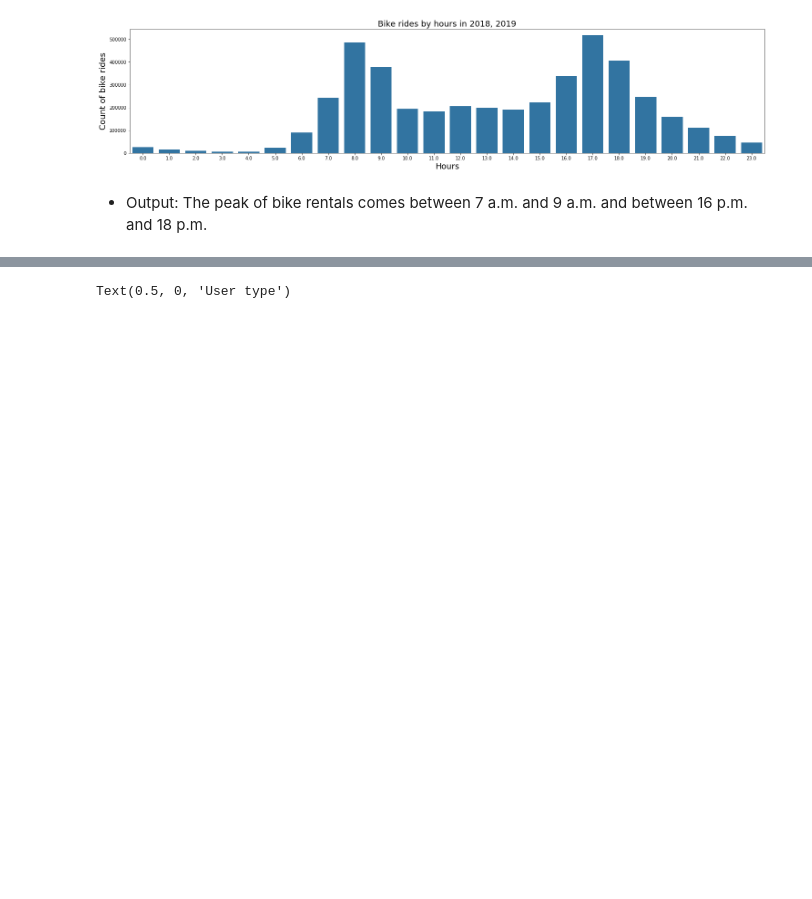
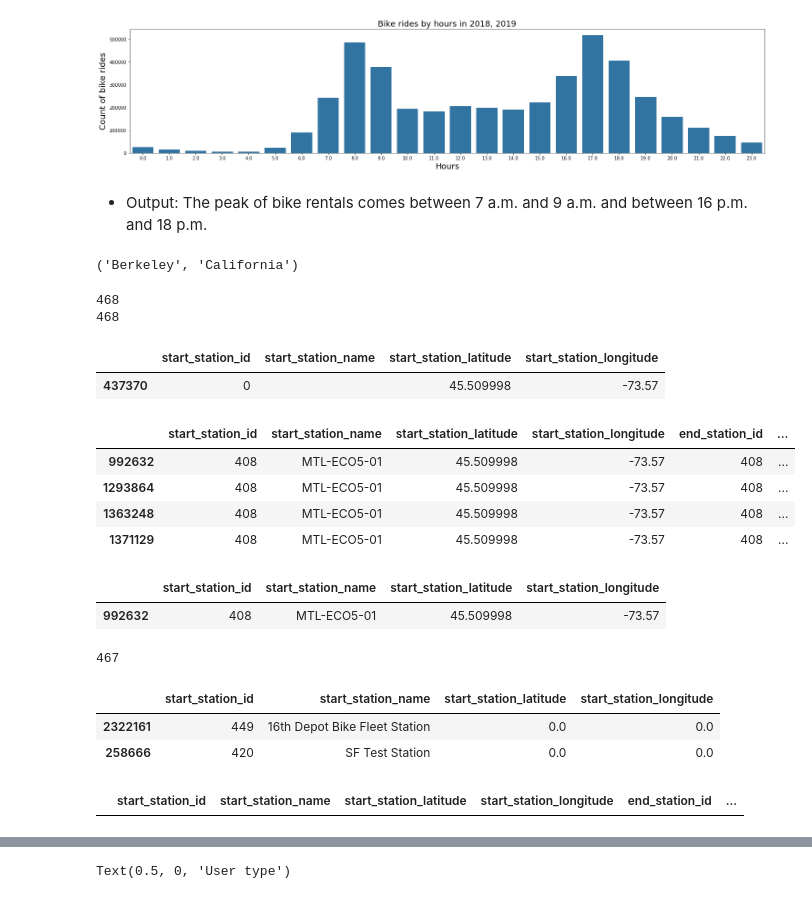
Before and after one commit to SvLaura/Bike-Rental-Dataset-Data-Analysiss., a Jupyter notebook: Exploratory_analysis_Fordgobike.ipynb, the cells around one changed output, grey strips where cells are left out. Cells and saved outputs as stored; diff of their text form; code cells hidden in the pictures; blank space fills up the shorter version.

```diff
--- a/Exploratory_analysis_Fordgobike.ipynb
+++ b/Exploratory_analysis_Fordgobike.ipynb
@@ -302,10 +304,10 @@ df2['end_station_latitude']  = pd.to_numeric(df2['end_station_latitude'], errors
 df2['end_station_longitude']  = pd.to_numeric(df2['end_station_longitude'], errors='coerce', downcast='float')
 # %%
 # replace Nan -> '' for string data
-df2.fillna({'member_gender':'','bike_share_for_all_trip':'','rental_access_method':''}, inplace=True)
+df2.fillna({'member_gender':'','bike_share_for_all_trip':'','rental_access_method':'','start_station_name':''}, inplace=True)
 # %%
 # replace Nan -> 0 for numeric data
-df2.fillna({'start_station_id':0,'end_station_id':0, 'member_birth_year':0}, inplace=True)
+df2.fillna({'start_station_id':0,'end_station_id':0, 'member_birth_year':0,'start_station_latitude':0,'start_station_longitude':0}, inplace=True)
 # %%
 # object to int:
 df2['bike_id']  = pd.to_numeric(df2['bike_id'], errors='coerce', downcast='integer')
@@ -318,7 +320,7 @@ df2['duration_min'] = round(df2['duration_sec']/60)
 df2['duration_min']  = pd.to_numeric(df2['duration_min'], errors='coerce', downcast='integer')
 # %%
 # drop columns:
-df2.drop(['duration_sec','start_time','started_at','ended_at', 'start_lat','start_lng','end_lat','end_lng','rideable_type','ride_id','member_casual'], axis = 1, inplace = True)
+df2.drop(['duration_sec','start_time','end_time','started_at','ended_at', 'start_lat','start_lng','end_lat','end_lng','rideable_type','ride_id','member_casual'], axis = 1, inplace = True)
 # %%
 df2.dtypes
 # %% [output]
@@ -632,0 +632,4 @@ df2_2020 = df2.query('start_year == 2020 & start_station_latitude != 0.0 & start
+# %%
+city_state("37.848499, -122.265800") #'Berkeley'
+# %% [output]
+('Berkeley', 'California')
@@ -632,0 +644,28 @@ df2_2020 = df2.query('start_year == 2020 & start_station_latitude != 0.0 & start
+# %%
+# must be equal if id is unique:
+print(len(df_station))
+print(sum(df_station.start_station_id.value_counts()))
+# %% [output]
+468
+468
+# %%
+# check:
+df_station.query('start_station_id == 0')
+# %% [output]
+|  | start_station_id | start_station_name | start_station_latitude | start_station_longitude |
+| 437370 | 0 |  | 45.509998 | -73.57 |
+# %%
+# check station in df2 where in df_station start_station_id == 0:
+df2.loc[(df2['start_station_latitude'] == 45.509998) & (df2['start_station_longitude'] == -73.57) & (df2['start_station_id'] != 0)]
+# %% [output]
+|  | start_station_id | start_station_name | start_station_latitude | start_station_longitude | end_station_id | ... |
+| 992632 | 408 | MTL-ECO5-01 | 45.509998 | -73.57 | 408 | ... |
+| 1293864 | 408 | MTL-ECO5-01 | 45.509998 | -73.57 | 408 | ... |
+| 1363248 | 408 | MTL-ECO5-01 | 45.509998 | -73.57 | 408 | ... |
+| 1371129 | 408 | MTL-ECO5-01 | 45.509998 | -73.57 | 408 | ... |
+# %%
+# check if exist start_station_id = 408 in df_station:
+df_station.query('start_station_id == 408')
+# %% [output]
+|  | start_station_id | start_station_name | start_station_latitude | start_station_longitude |
+| 992632 | 408 | MTL-ECO5-01 | 45.509998 | -73.57 |
@@ -632,0 +675,17 @@ df2_2020 = df2.query('start_year == 2020 & start_station_latitude != 0.0 & start
+# %%
+len(df_station)
+# %% [output]
+467
+# %%
+# check:
+df_station.query('start_station_latitude == 0')
+# %% [output]
+|  | start_station_id | start_station_name | start_station_latitude | start_station_longitude |
+| 2322161 | 449 | 16th Depot Bike Fleet Station | 0.0 | 0.0 |
+| 258666 | 420 | SF Test Station | 0.0 | 0.0 |
+# %%
+# check station in df2 where in df_station start_station_latitude == 0 (join by start_station_id):
+df_station_ch = df2[df2.start_station_id.isin(df_station.loc[(df_station['start_station_latitude'] == 0 ), 'start_station_id'])]
+df_station_ch.query('start_station_latitude != 0')
+# %% [output]
+|  | start_station_id | start_station_name | start_station_latitude | start_station_longitude | end_station_id | ... |
```
Also changed, not shown: parts of 41 cells of this notebook.
